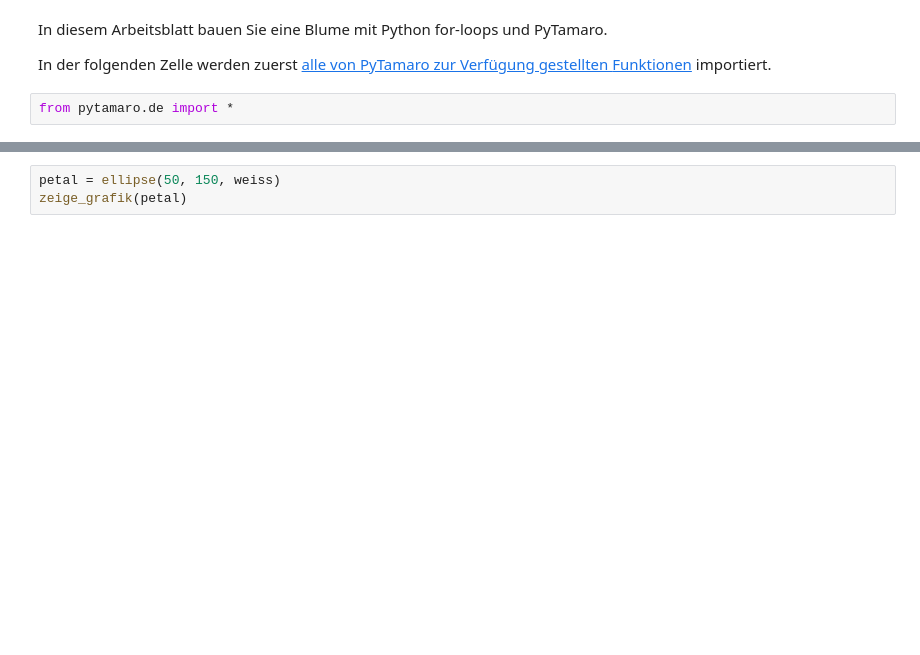
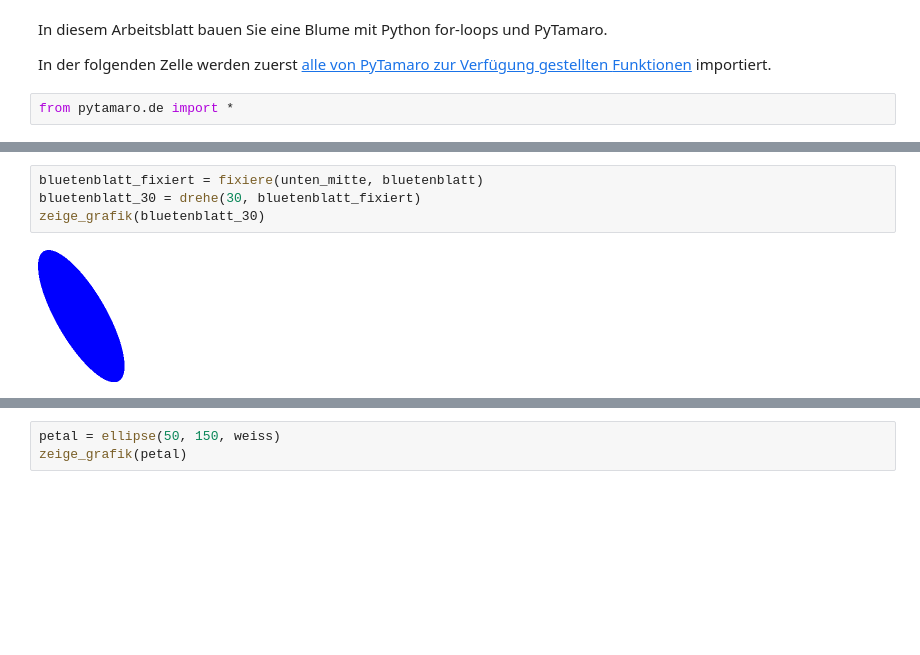
Before and after one commit to SkriptenMk/I_eW_25-29, a Jupyter notebook: files/lektionen_hs25/250915_schlaufen/for_loop.ipynb, the cells around one changed output, grey strips where cells are left out. Saved outputs shown, nothing was run; the diff lists cells and outputs as text; blank space fills up the shorter version.

```diff
--- a/files/lektionen_hs25/250915_schlaufen/for_loop.ipynb
+++ b/files/lektionen_hs25/250915_schlaufen/for_loop.ipynb
@@ -19,0 +80,6 @@ roten Punkt mit einem Farbverlauf in verschiedenen Rottönen.
+# %%
+bluetenblatt_fixiert = fixiere(unten_mitte, bluetenblatt)
+bluetenblatt_30 = drehe(30, bluetenblatt_fixiert)
+zeige_grafik(bluetenblatt_30)
+# %% [output]
+[figure, added]
```
Also changed, not shown: parts of 20 cells of this notebook, 1 other file.
